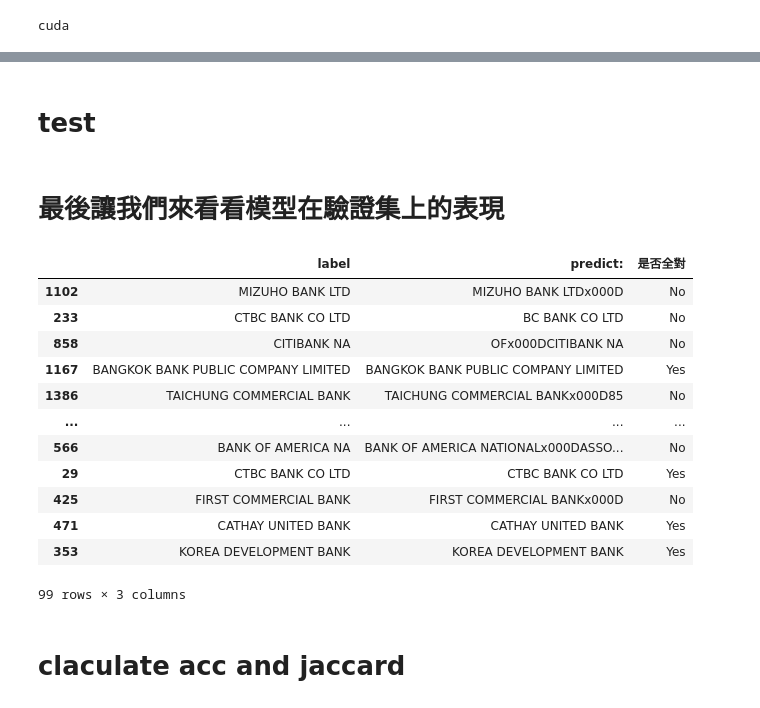
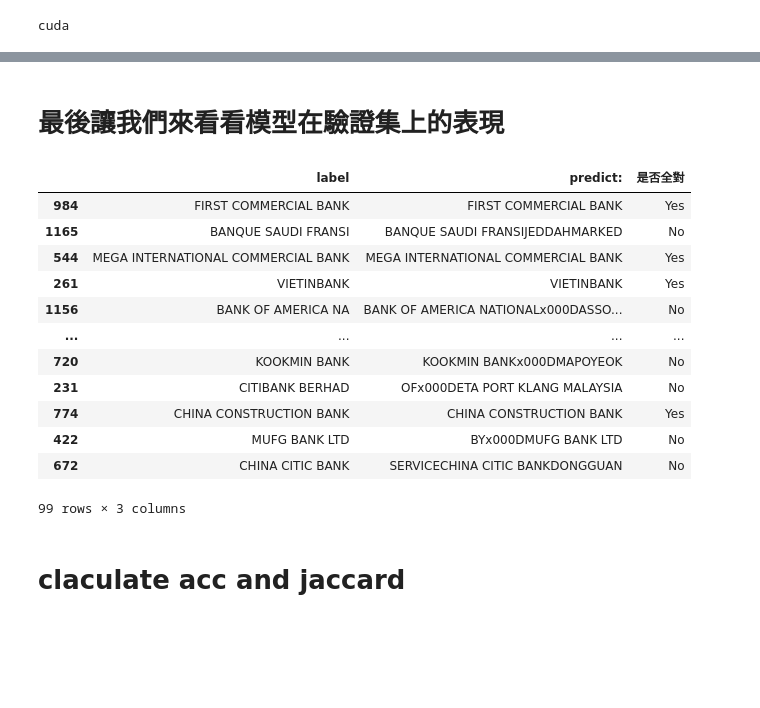
Before and after one commit to skywalker0803r/Product_Data_SQuAD, a Jupyter notebook: Product_Data_SQuAD-bank.ipynb, the cells around one changed output, grey strips where cells are left out. Cells and saved outputs as stored; diff of their text form; code cells hidden in the pictures; blank space fills up the shorter version.

```diff
--- a/Product_Data_SQuAD-bank.ipynb
+++ b/Product_Data_SQuAD-bank.ipynb
@@ -373,7 +350,3 @@ def train_loop(model,train_loader,val_loader,optimizer,max_epochs=5,patience=3):
     return model,history
 # %% [output]
 cuda
-# %%
-import os
-os.environ["TOKENIZERS_PARALLELISM"] = "false"
-model,history = train_loop(model,train_loader,val_loader,optimizer,max_epochs=5,patience=3)
@@ -401,0 +416,2 @@ plt.show()
+# %%
+knowledge_distillation_model = knowledge_distillation(n=3)
@@ -402,50 +623,23 @@ plt.show()
 # %%
-from transformers import pipeline
-nlp = pipeline('question-answering', model=model.to('cpu'), tokenizer=tokenizer)
+nlp = pipeline('question-answering', model=knowledge_distillation_model.to('cpu'), tokenizer=tokenizer)
-# %% [markdown]
-# test
-# %%
-def test_model(df):
-    table = pd.DataFrame()
-    for i in tqdm(df.index):
-        sample = df.loc[[i]]
-        string_X_train = sample['string_X_train'].values[0]
-        string_Y_1 = sample['string_Y_1'].values[0]
-        string_Y_2 = sample['string_Y_2'].values[0]
-        QA_input = {
-            'question': 'What is the product name?',
-            'context': string_X_train
-        }
-        res = nlp(QA_input)
-        predict = QA_input['context'][res['start']:res['end']]
-        row = pd.DataFrame({
-            'label':string_X_train[string_Y_1:string_Y_2],
-            'predict:':predict},index=[i])
-        if string_X_train[string_Y_1:string_Y_2] == predict:
-            row['是否全對'] = 'Yes'
-        else:
-            row['是否全對'] = 'No'
-        table = table.append(row)
-        i += 1
-    return table
 # %% [markdown]
 # 最後讓我們來看看模型在驗證集上的表現
 # %%
-all_res = test_model(val_df.sample(99))
+all_res,_ = test_model(nlp,val_df.sample(99),test_n=99)
 all_res
 # %% [output]
 |  | label | predict: | 是否全對 |
-| 1102 | MIZUHO BANK LTD | MIZUHO BANK LTDx000D | No |
-| 233 | CTBC BANK CO LTD | BC BANK CO LTD | No |
-| 858 | CITIBANK NA | OFx000DCITIBANK NA | No |
-| 1167 | BANGKOK BANK PUBLIC COMPANY LIMITED | BANGKOK BANK PUBLIC COMPANY LIMITED | Yes |
-| 1386 | TAICHUNG COMMERCIAL BANK | TAICHUNG COMMERCIAL BANKx000D85 | No |
+| 984 | FIRST COMMERCIAL BANK | FIRST COMMERCIAL BANK | Yes |
+| 1165 | BANQUE SAUDI FRANSI | BANQUE SAUDI FRANSIJEDDAHMARKED | No |
+| 544 | MEGA INTERNATIONAL COMMERCIAL BANK | MEGA INTERNATIONAL COMMERCIAL BANK | Yes |
+| 261 | VIETINBANK | VIETINBANK | Yes |
+| 1156 | BANK OF AMERICA NA | BANK OF AMERICA NATIONALx000DASSO... | No |
 | ... | ... | ... | ... |
-| 566 | BANK OF AMERICA NA | BANK OF AMERICA NATIONALx000DASSO... | No |
-| 29 | CTBC BANK CO LTD | CTBC BANK CO LTD | Yes |
-| 425 | FIRST COMMERCIAL BANK | FIRST COMMERCIAL BANKx000D | No |
-| 471 | CATHAY UNITED BANK | CATHAY UNITED BANK | Yes |
-| 353 | KOREA DEVELOPMENT BANK | KOREA DEVELOPMENT BANK | Yes |
+| 720 | KOOKMIN BANK | KOOKMIN BANKx000DMAPOYEOK | No |
+| 231 | CITIBANK BERHAD | OFx000DETA PORT KLANG MALAYSIA | No |
+| 774 | CHINA CONSTRUCTION BANK | CHINA CONSTRUCTION BANK | Yes |
+| 422 | MUFG BANK LTD | BYx000DMUFG BANK LTD | No |
+| 672 | CHINA CITIC BANK | SERVICECHINA CITIC BANKDONGGUAN | No |
 99 rows × 3 columns
 # %% [markdown]
 # claculate acc and jaccard
```
Also changed, not shown: parts of 23 cells of this notebook.
